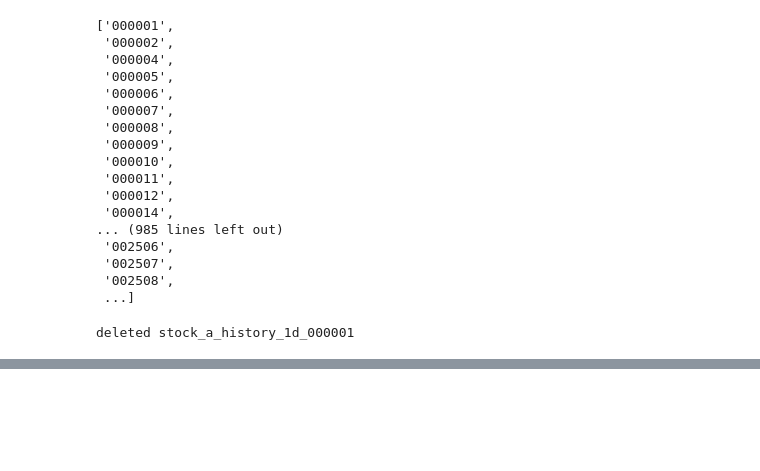
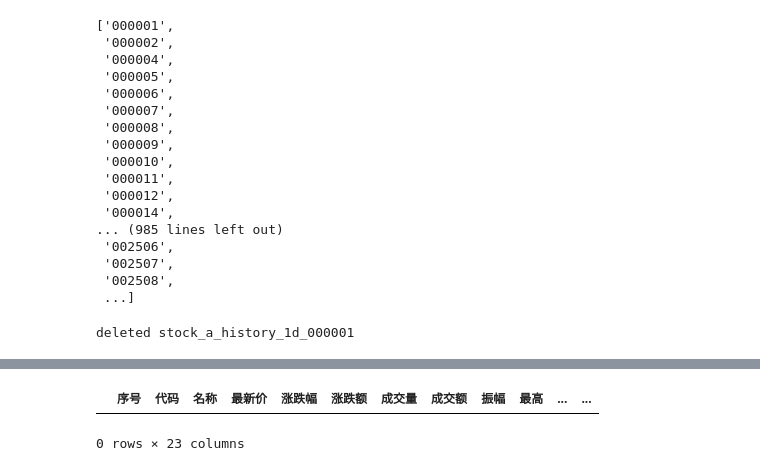
Before and after one commit to webclinic017/auto-trade-2, a Jupyter notebook: examples/py_postgres/py_postgres_sqlalchemy.ipynb, the cells around one changed output, grey strips where cells are left out. Drawn from its saved outputs; the diff is of its cells as text; code cells hidden in the pictures; blank space fills up the shorter version.

Commit message:
data_center_v1 stock_a_history_1d

```diff
--- a/examples/py_postgres/py_postgres_sqlalchemy.ipynb
+++ b/examples/py_postgres/py_postgres_sqlalchemy.ipynb
@@ -148,0 +277,28 @@ deleted stock_a_history_1d_000001
+# %%
+# 1. 获取所有股票代码和名称
+# df_all = ak.stock_zh_a_spot_em()
+# print(df_all)
+# df_all = df_all[["代码","名称"]]
+
+# df_all2 = ak.stock_info_a_code_name()
+# print(df_all2)
+
+# 2. 遍历所有股票数据 获取历史行情数据：如
+# symbol="002594"
+#
+# em
+# stock_zh_a_hist_df = ak.stock_zh_a_hist(symbol=symbol, period="daily", start_date="20000301", end_date='20220729', adjust="")
+# print(stock_zh_a_hist_df)
+#
+# sina
+# stock_zh_a_daily_qfq_df = ak.stock_zh_a_daily(symbol=symbol, adjust="qfq")
+
+# 3. 实时股票数据
+# em 分页数据一次性加载
+# 0.5s
+stock_zh_a_spot_em_df = ak.stock_zh_a_spot_em()
+print(stock_zh_a_spot_em_df)
+#
+# sina 分页数据 慢
+# stock_zh_a_spot_df = ak.stock_zh_a_spot()
+# print(stock_zh_a_spot_df)
@@ -148,0 +323,9 @@ deleted stock_a_history_1d_000001
+# %%
+temp_df = stock_zh_a_spot_em_df[
+    stock_zh_a_spot_em_df['成交量'] <= 0
+    # or stock_zh_a_spot_em_df['成交量'] == ''
+]
+temp_df
+# %% [output]
+|  | 序号 | 代码 | 名称 | 最新价 | 涨跌幅 | 涨跌额 | 成交量 | 成交额 | 振幅 | 最高 | ... | ... |
+0 rows × 23 columns
```
Also changed, not shown: parts of 9 cells of this notebook, 2 other files.
